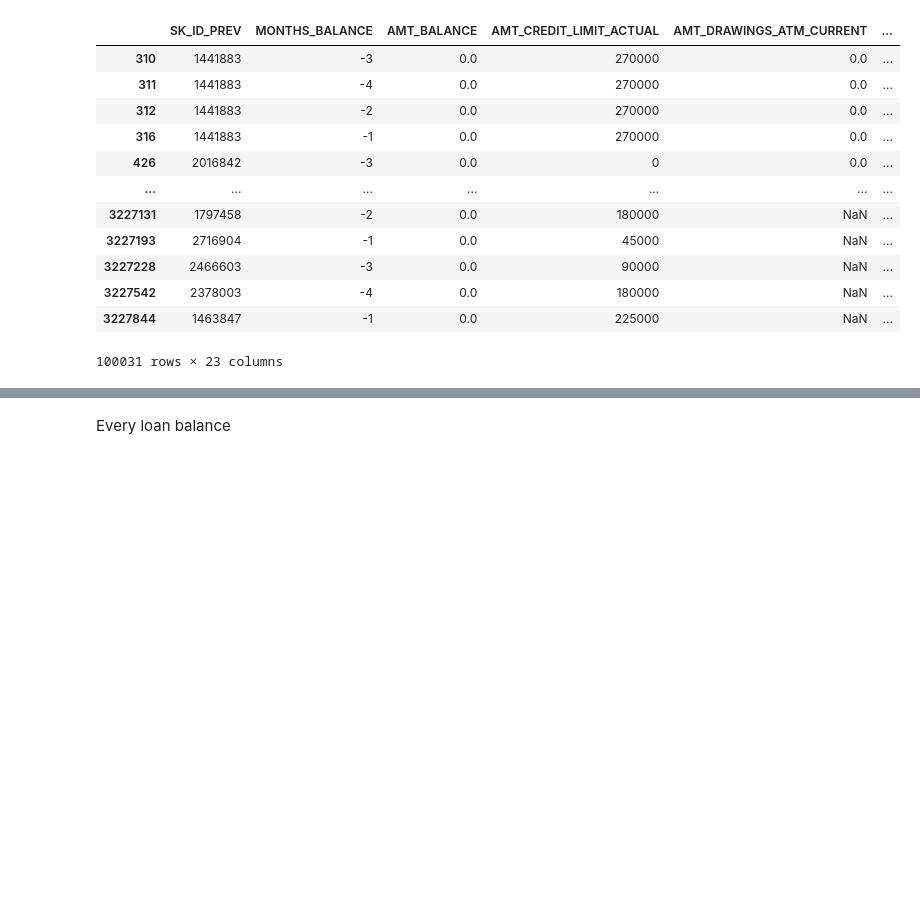
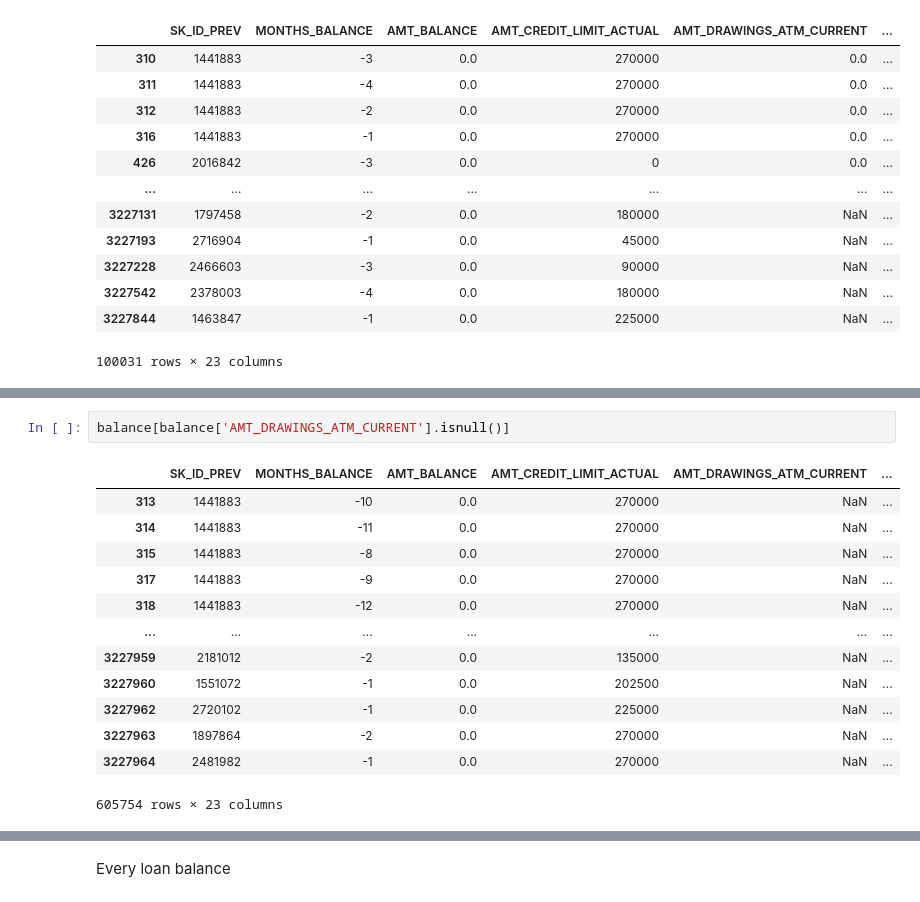
Before and after one commit to hung20gg/datavis_final, a Jupyter notebook: eda/balance.ipynb, the cells around one changed output, grey strips where cells are left out. Saved outputs shown, nothing was run; the diff lists cells and outputs as text; blank space fills up the shorter version.

```diff
--- a/eda/balance.ipynb
+++ b/eda/balance.ipynb
@@ -88,3 +88,19 @@ CNT_INSTALMENT_MATURE_CUM           305236        7.948208
+# %%
+balance[balance['AMT_DRAWINGS_ATM_CURRENT'].isnull()]
+# %% [output]
+|  | SK_ID_PREV | MONTHS_BALANCE | AMT_BALANCE | AMT_CREDIT_LIMIT_ACTUAL | AMT_DRAWINGS_ATM_CURRENT | ... |
+| 313 | 1441883 | -10 | 0.0 | 270000 | NaN | ... |
+| 314 | 1441883 | -11 | 0.0 | 270000 | NaN | ... |
+| 315 | 1441883 | -8 | 0.0 | 270000 | NaN | ... |
+| 317 | 1441883 | -9 | 0.0 | 270000 | NaN | ... |
+| 318 | 1441883 | -12 | 0.0 | 270000 | NaN | ... |
+| ... | ... | ... | ... | ... | ... | ... |
+| 3227959 | 2181012 | -2 | 0.0 | 135000 | NaN | ... |
+| 3227960 | 1551072 | -1 | 0.0 | 202500 | NaN | ... |
+| 3227962 | 2720102 | -1 | 0.0 | 225000 | NaN | ... |
+| 3227963 | 1897864 | -2 | 0.0 | 270000 | NaN | ... |
+| 3227964 | 2481982 | -1 | 0.0 | 270000 | NaN | ... |
+605754 rows × 23 columns
 # %%
 balance['MONTHS_BALANCE'].value_counts()
 # %% [output]
```
Also changed, not shown: parts of 23 cells of this notebook, 5 other files.
